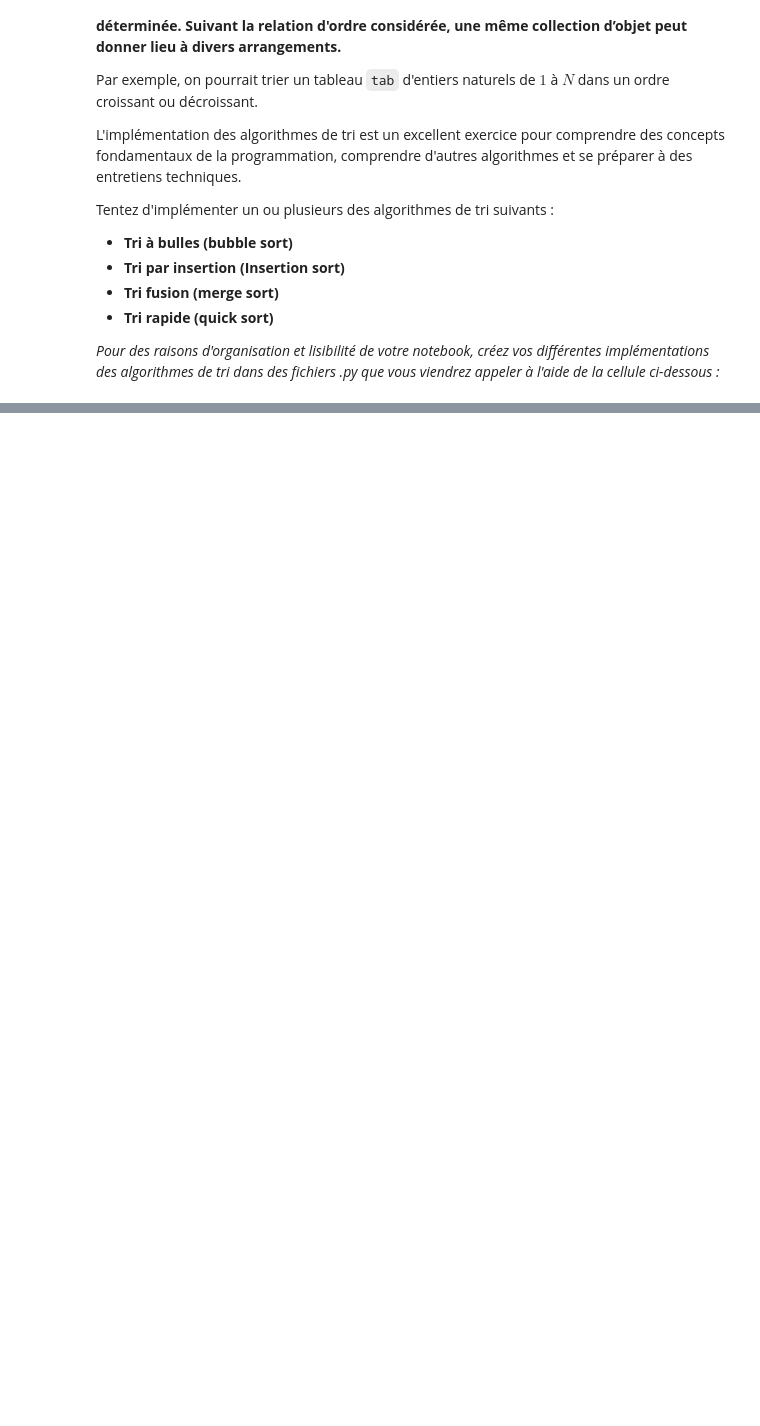
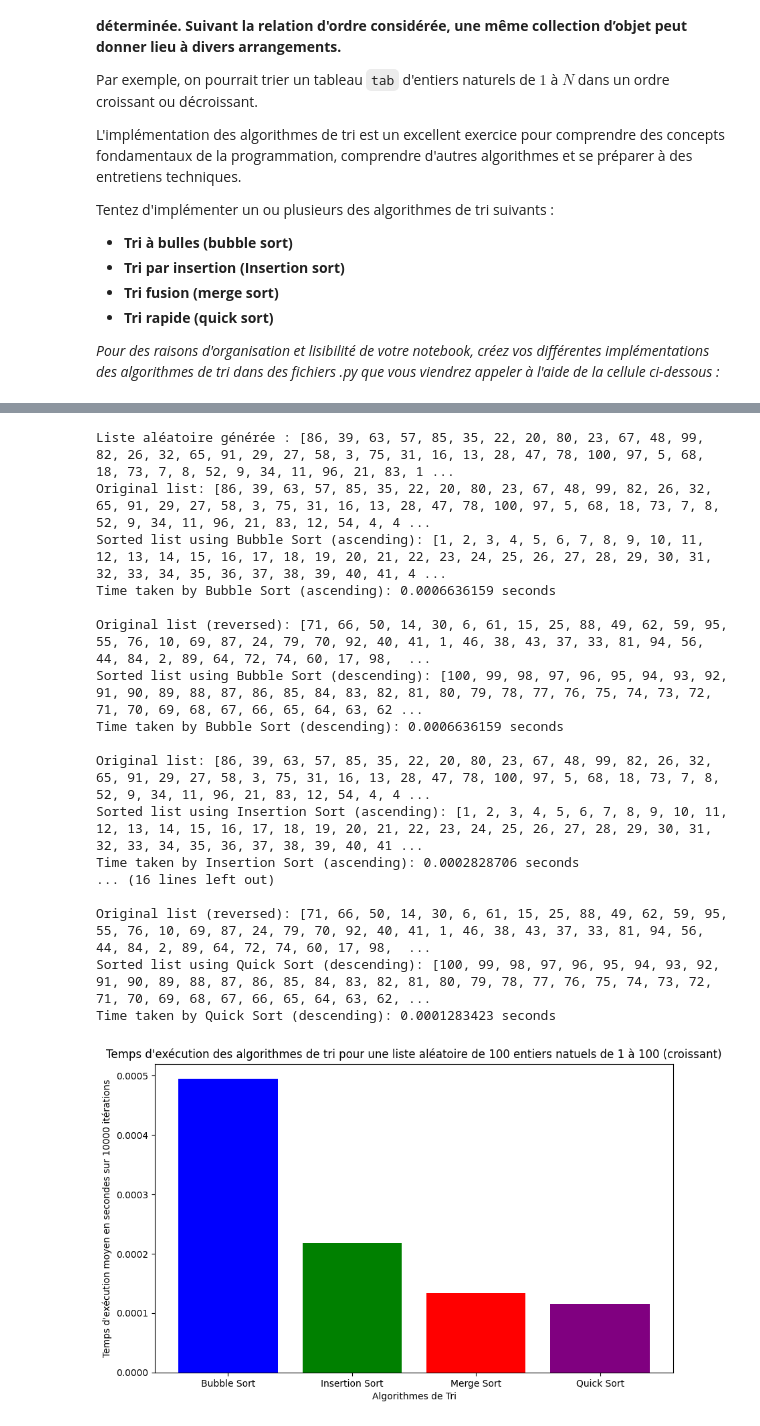
Before and after one commit to pierre-mazard/philomathia, a Jupyter notebook: Philomathia.ipynb, the cells around one changed output, grey strips where cells are left out. Cells and saved outputs as stored; diff of their text form; code cells hidden in the pictures; blank space fills up the shorter version.

```diff
--- a/Philomathia.ipynb
+++ b/Philomathia.ipynb
@@ -1175,0 +1162,70 @@ NameError: name 'some_sorting_alg' is not defined
+# %%
+import timeit
+import random
+from bubble_sort import bubble_sort
+from insertion_sort import insertion_sort
+from merge_sort import merge_sort
+from quick_sort import quick_sort
+
+input_list = random.sample(range(1, 101), 100)
+print(f"Liste aléatoire générée : {input_list}")
+
+sort_functions = [bubble_sort, insertion_sort, merge_sort, quick_sort]
+sort_names = ["Bubble Sort", "Insertion Sort", "Merge Sort", "Quick Sort"]
+
+execution_times_ascending = []
+execution_times_descending = []
+
+for func, name in zip(sort_functions, sort_names):
+
+    timer = timeit.Timer(lambda: func(input_list.copy(), reverse=False))
+    elapsed_time = timer.timeit(number=10000) / 10000
+    execution_times_ascending.append(elapsed_time)
+
+    timer = timeit.Timer(lambda: func(input_list.copy(), reverse=True))
+    elapsed_time = timer.timeit(number=10000) / 10000
+    execution_times_descending.append(elapsed_time)
+
+    sorted_list_ascending = func(input_list.copy(), reverse=False)
+    sorted_list_descending = func(input_list.copy(), reverse=True)
+
+    print(f"Original list: {input_list}")
+    print(f"Sorted list using {name} (ascending): {sorted_list_ascending}")
+    print(f"Time taken by {name} (ascending): {elapsed_time:.10f} seconds\n")
+
+    print(f"Original list (reversed): {input_list[::-1]}")
+    print(f"Sorted list using {name} (descending): {sorted_list_descending}")
+    print(f"Time taken by {name} (descending): {elapsed_time:.10f} seconds\n")
+
+plt.figure(figsize=(10, 6))
+plt.bar(sort_names, execution_times_ascending, color=['blue', 'green', 'red', 'purple'])
+plt.title("Temps d'exécution des algorithmes de tri pour une liste aléatoire de 100 entiers natuels de 1 à 100 (croissant)")
+plt.xlabel("Algorithmes de Tri")
+plt.ylabel("Temps d'exécution moyen en secondes sur 10000 itérations")
+plt.show()
+
+plt.figure(figsize=(10, 6))
+plt.bar(sort_names, execution_times_descending, color=['blue', 'green', 'red', 'purple'])
+plt.title("Temps d'exécution des algorithmes de tri pour une liste aléatoire de 100 entiers natuels de 1 à 100 (décroissant)")
+plt.xlabel("Algorithmes de Tri")
+plt.ylabel("Temps d'exécution moyen en secondes sur 10000 itérations")
+plt.show()
+# %% [output]
+Liste aléatoire générée : [86, 39, 63, 57, 85, 35, 22, 20, 80, 23, 67, 48, 99, 82, 26, 32, 65, 91, 29, 27, 58, 3, 75, 31, 16, 13, 28, 47, 78, 100, 97, 5, 68, 18, 73, 7, 8, 52, 9, 34, 11, 96, 21, 83, 1 ...
+Original list: [86, 39, 63, 57, 85, 35, 22, 20, 80, 23, 67, 48, 99, 82, 26, 32, 65, 91, 29, 27, 58, 3, 75, 31, 16, 13, 28, 47, 78, 100, 97, 5, 68, 18, 73, 7, 8, 52, 9, 34, 11, 96, 21, 83, 12, 54, 4, 4 ...
+Sorted list using Bubble Sort (ascending): [1, 2, 3, 4, 5, 6, 7, 8, 9, 10, 11, 12, 13, 14, 15, 16, 17, 18, 19, 20, 21, 22, 23, 24, 25, 26, 27, 28, 29, 30, 31, 32, 33, 34, 35, 36, 37, 38, 39, 40, 41, 4 ...
+Time taken by Bubble Sort (ascending): 0.0006636159 seconds
+
+Original list (reversed): [71, 66, 50, 14, 30, 6, 61, 15, 25, 88, 49, 62, 59, 95, 55, 76, 10, 69, 87, 24, 79, 70, 92, 40, 41, 1, 46, 38, 43, 37, 33, 81, 94, 56, 44, 84, 2, 89, 64, 72, 74, 60, 17, 98,  ...
+Sorted list using Bubble Sort (descending): [100, 99, 98, 97, 96, 95, 94, 93, 92, 91, 90, 89, 88, 87, 86, 85, 84, 83, 82, 81, 80, 79, 78, 77, 76, 75, 74, 73, 72, 71, 70, 69, 68, 67, 66, 65, 64, 63, 62 ...
+Time taken by Bubble Sort (descending): 0.0006636159 seconds
+
+Original list: [86, 39, 63, 57, 85, 35, 22, 20, 80, 23, 67, 48, 99, 82, 26, 32, 65, 91, 29, 27, 58, 3, 75, 31, 16, 13, 28, 47, 78, 100, 97, 5, 68, 18, 73, 7, 8, 52, 9, 34, 11, 96, 21, 83, 12, 54, 4, 4 ...
+Sorted list using Insertion Sort (ascending): [1, 2, 3, 4, 5, 6, 7, 8, 9, 10, 11, 12, 13, 14, 15, 16, 17, 18, 19, 20, 21, 22, 23, 24, 25, 26, 27, 28, 29, 30, 31, 32, 33, 34, 35, 36, 37, 38, 39, 40, 41 ...
+Time taken by Insertion Sort (ascending): 0.0002828706 seconds
+... (16 lines left out)
+
+Original list (reversed): [71, 66, 50, 14, 30, 6, 61, 15, 25, 88, 49, 62, 59, 95, 55, 76, 10, 69, 87, 24, 79, 70, 92, 40, 41, 1, 46, 38, 43, 37, 33, 81, 94, 56, 44, 84, 2, 89, 64, 72, 74, 60, 17, 98,  ...
+Sorted list using Quick Sort (descending): [100, 99, 98, 97, 96, 95, 94, 93, 92, 91, 90, 89, 88, 87, 86, 85, 84, 83, 82, 81, 80, 79, 78, 77, 76, 75, 74, 73, 72, 71, 70, 69, 68, 67, 66, 65, 64, 63, 62, ...
+Time taken by Quick Sort (descending): 0.0001283423 seconds
+[figure, added]
```
Also changed, not shown: parts of 2 cells of this notebook, 4 other files.
